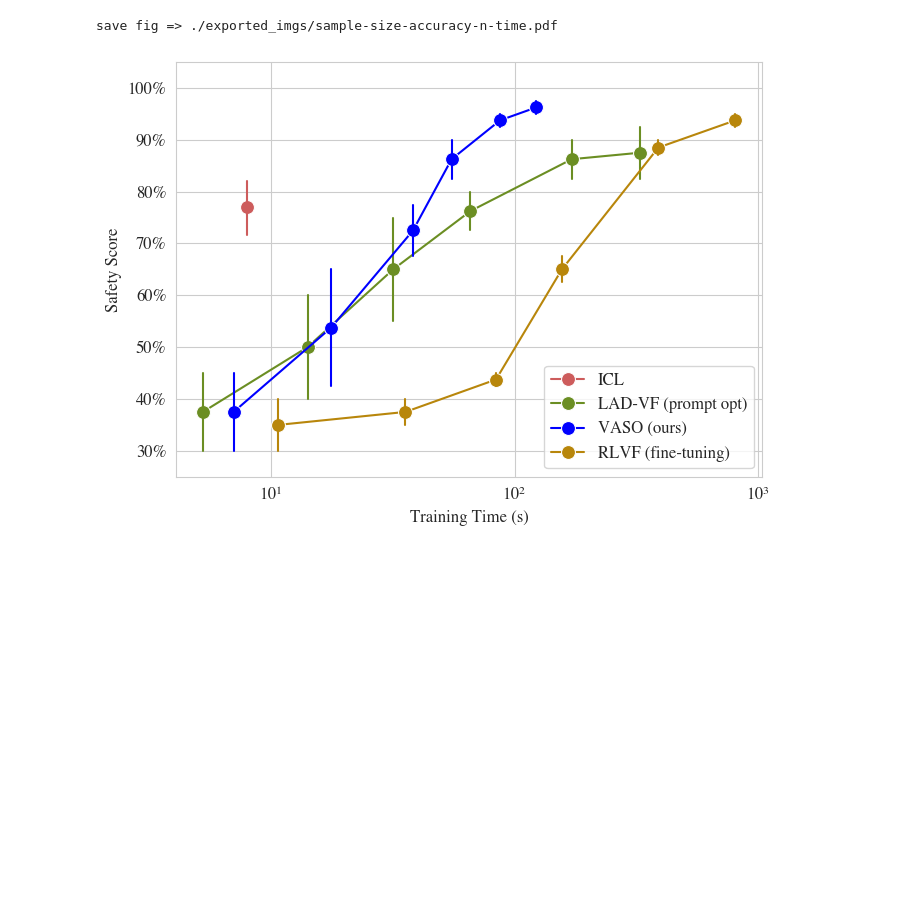
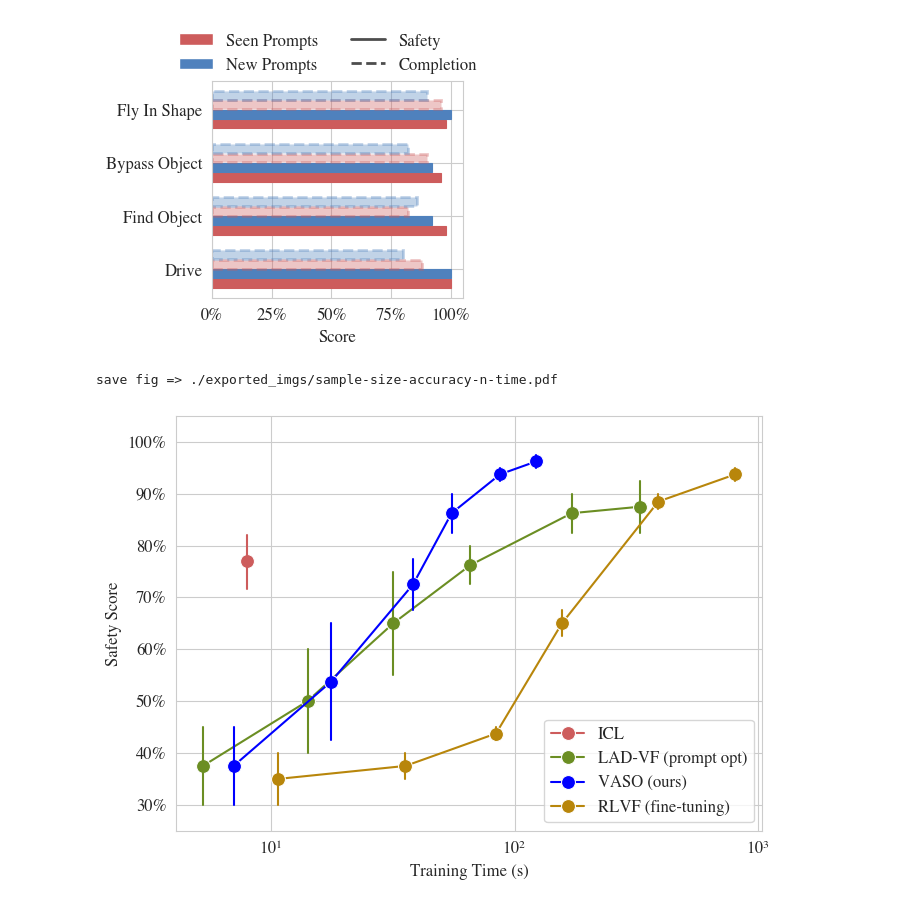
Before and after one commit to yunhaoyang234/skill-optimization, a Jupyter notebook: plot.ipynb, the cells around one changed output. Drawn from its saved outputs; the diff is of its cells as text; code cells hidden in the pictures; blank space fills up the shorter version.

```diff
--- a/plot.ipynb
+++ b/plot.ipynb
@@ -52,0 +78,88 @@ save fig => ./exported_imgs/sample-size-accuracy-n-time.pdf
+# %%
+from matplotlib.ticker import PercentFormatter
+from matplotlib.patches import Patch
+from matplotlib.lines import Line2D
+
+df = pd.read_csv("results/generalization.csv")
+
+sns.set_style("whitegrid")
+plt.rcParams.update({"font.size": 12, "font.family": "Times"})
+
+category_colors = {
+    "training": "#CD5C5C",
+    "testing": "#4F81BD",
+}
+category_labels = {
+    "training": "Seen Prompts",
+    "testing": "New Prompts",
+}
+
+skill_order = ["drive", "find-object", "bypass-object", "fly-in-shape"]
+bar_specs = [
+    ("training", "safety"),
+    ("testing", "safety"),
+    ("training", "completion"),
+    ("testing", "completion"),
+]
+
+df["skill"] = pd.Categorical(df["skill"], categories=skill_order, ordered=True)
+
+n_skills = len(skill_order)
+n_bars = len(bar_specs)
+y_pos = np.arange(n_skills)
+group_h = 0.72
+bar_h = group_h / n_bars
+offsets = (np.arange(n_bars) - (n_bars - 1) / 2) * bar_h
+
+fig, ax = plt.subplots(figsize=(4, 3))
+
+for j, (cat, metric) in enumerate(bar_specs):
+    for i, skill in enumerate(skill_order):
+        score = float(
+            df.loc[
+                (df["skill"] == skill)
+                & (df["category"] == cat)
+                & (df["metric"] == metric),
+                "score",
+            ].iloc[0]
+        )
+        y = y_pos[i] + offsets[j]
+        color = category_colors[cat]
+
+        if metric == "safety":
+            ax.barh(
+                y, score, height=bar_h * 0.92,
+                color=color, edgecolor=color,
+                linewidth=0.8, linestyle="-",
+            )
+        else:
+            ax.barh(
+                y, score, height=bar_h * 0.92,
+                facecolor=color, alpha=0.35,
+                edgecolor=color, linewidth=2.0, linestyle="--",
+            )
+
+ax.set_yticks(y_pos)
+ax.set_yticklabels([s.replace("-", " ").title() for s in skill_order])
+ax.set_xlim(0, 1.05)
+ax.xaxis.set_major_formatter(PercentFormatter(xmax=1, decimals=0))
+ax.set_xlabel("Score")
+
+legend_handles = [
+    Patch(facecolor=category_colors["training"], label=category_labels["training"]),
+    Patch(facecolor=category_colors["testing"], label=category_labels["testing"]),
+    Line2D([0], [0], color="0.3", linewidth=2, linestyle="-", label="Safety"),
+    Line2D([0], [0], color="0.3", linewidth=2, linestyle="--", label="Completion"),
+]
+fig.legend(
+    handles=legend_handles,
+    loc="upper center",
+    bbox_to_anchor=(0.6, 1.15),
+    ncol=2,
+    frameon=False,
+)
+fig.subplots_adjust(top=0.82)
+
+plt.tight_layout()
+save_fig("generalization.pdf")
+# %% [output]
@@ -53,3 +167,4 @@ save fig => ./exported_imgs/sample-size-accuracy-n-time.pdf
+[figure, added]
 # %%
 df = pd.read_csv('results/safe-score-data-size.csv')
 
```
Also changed, not shown: parts of 4 cells of this notebook.
